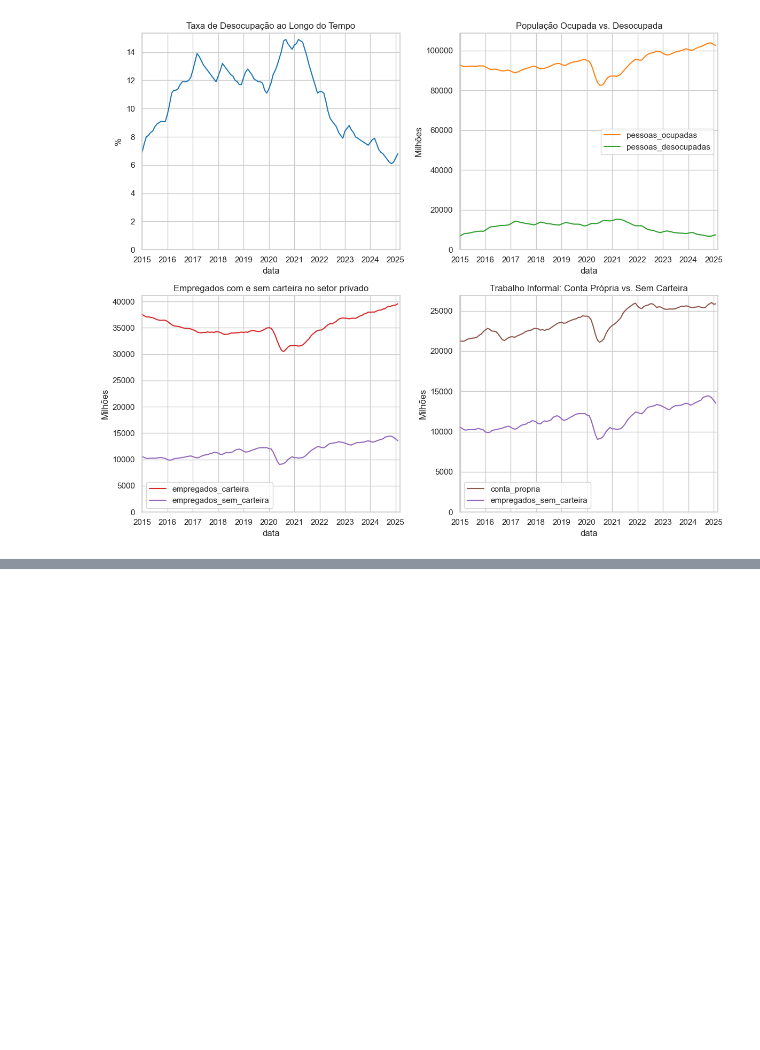
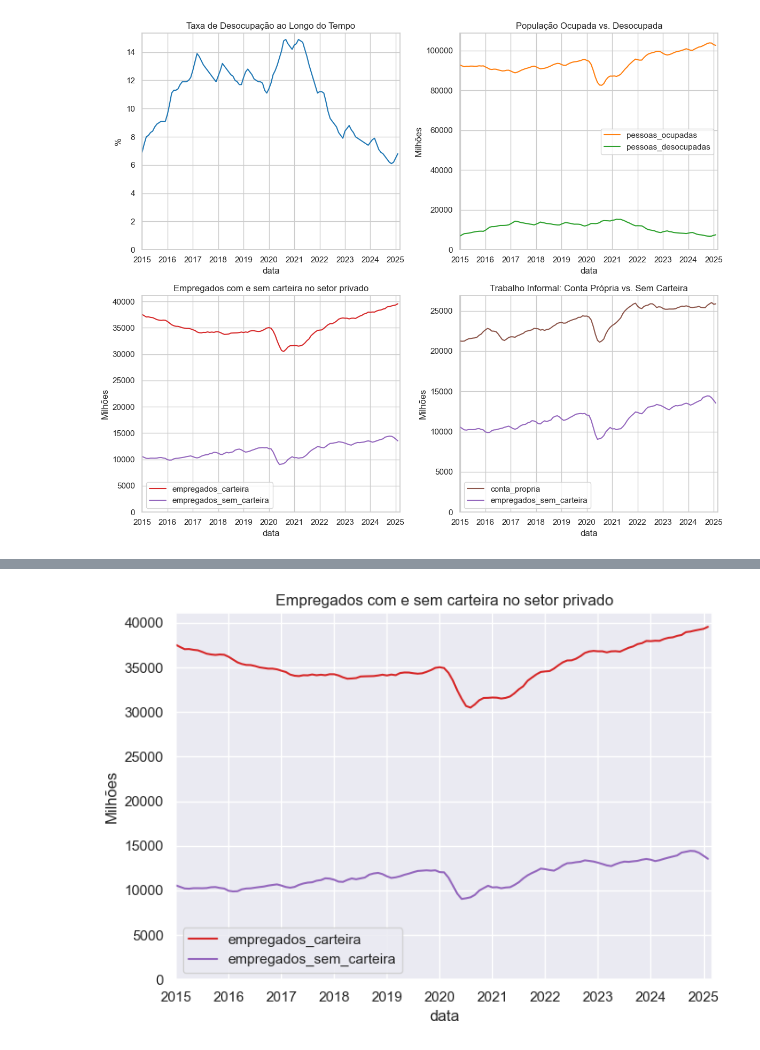
Before and after one commit to Polatto/Case_data_trainee, a Jupyter notebook: Case_dataviz.ipynb, the cells around one changed output, grey strips where cells are left out. Saved outputs shown, nothing was run; the diff lists cells and outputs as text; code cells hidden in the pictures; blank space fills up the shorter version.

```diff
--- a/Case_dataviz.ipynb
+++ b/Case_dataviz.ipynb
@@ -219,0 +231,16 @@ plt.show()
+# %%
+fig, ax = plt.subplots(figsize=(7, 5))
+
+# Empregados no setor privado (com carteira vs. sem carteira)
+df_emprego[['empregados_carteira', 'empregados_sem_carteira']].plot(
+    ax=ax, color=[cores["empregados_carteira"], cores["empregados_sem_carteira"]]
+)
+ax.set_title("Empregados com e sem carteira no setor privado")
+ax.set_ylabel("Milhões")
+ax.set_ylim(0)
+
+
+plt.tight_layout()
+plt.show()
+# %% [output]
+[figure, added]
```
Also changed, not shown: parts of 8 cells of this notebook.
